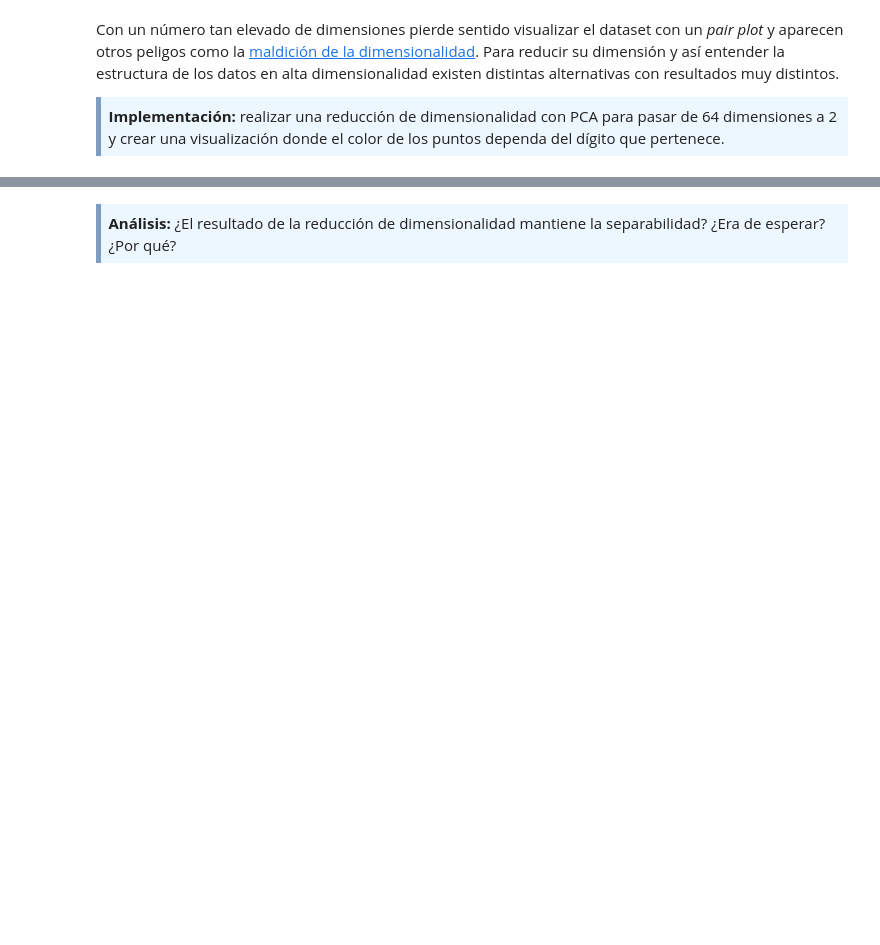
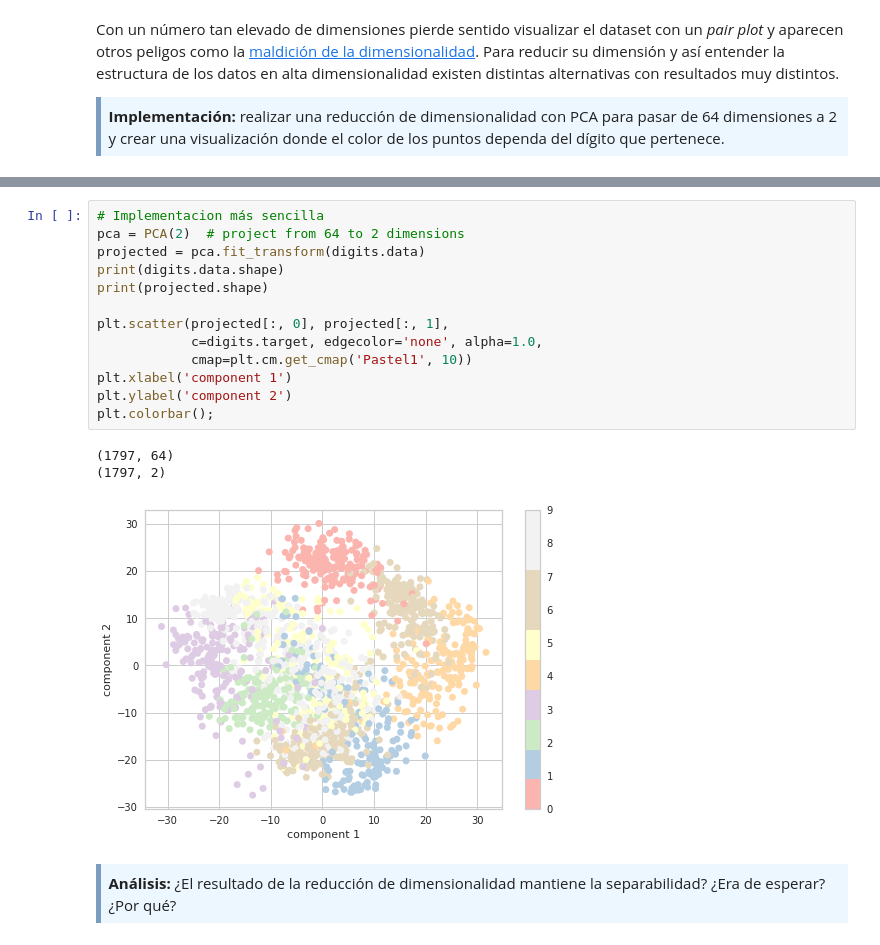
Before and after one commit to fernandoabcampos/advanced-data-mining, a Jupyter notebook: PEC2/20181_M2.855_PEC2-Enunciado.ipynb, the cells around one changed output, grey strips where cells are left out. Saved outputs shown, nothing was run; the diff lists cells and outputs as text; blank space fills up the shorter version.

```diff
--- a/PEC2/20181_M2.855_PEC2-Enunciado.ipynb
+++ b/PEC2/20181_M2.855_PEC2-Enunciado.ipynb
@@ -546,3 +635,20 @@ Para reducir su dimensión y así entender la estructura de los datos en alta di
+# %%
+# Implementacion más sencilla
+pca = PCA(2)  # project from 64 to 2 dimensions
+projected = pca.fit_transform(digits.data)
+print(digits.data.shape)
+print(projected.shape)
+
+plt.scatter(projected[:, 0], projected[:, 1],
+            c=digits.target, edgecolor='none', alpha=1.0,
+            cmap=plt.cm.get_cmap('Pastel1', 10))
+plt.xlabel('component 1')
+plt.ylabel('component 2')
+plt.colorbar();
+# %% [output]
+(1797, 64)
+(1797, 2)
+[figure, added]
 # %% [markdown]
 <div style="background-color: #EDF7FF; border-color: #7C9DBF; border-left: 5px solid #7C9DBF; padding: 0.5em;">
 <strong>Análisis:</strong> ¿El resultado de la reducción de dimensionalidad mantiene la separabilidad? ¿Era de esperar? ¿Por qué?
```
Also changed, not shown: parts of 26 cells of this notebook.
